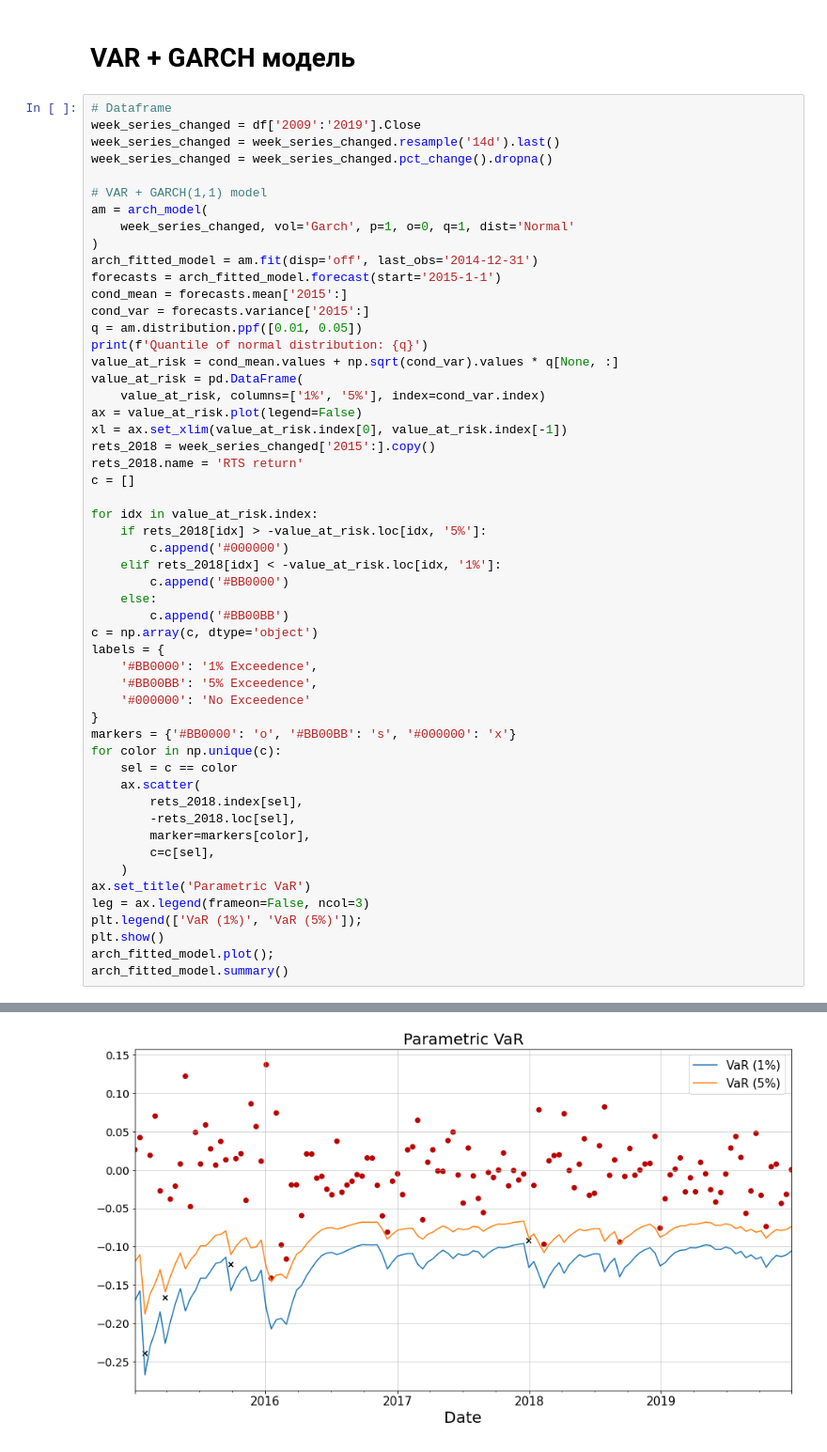
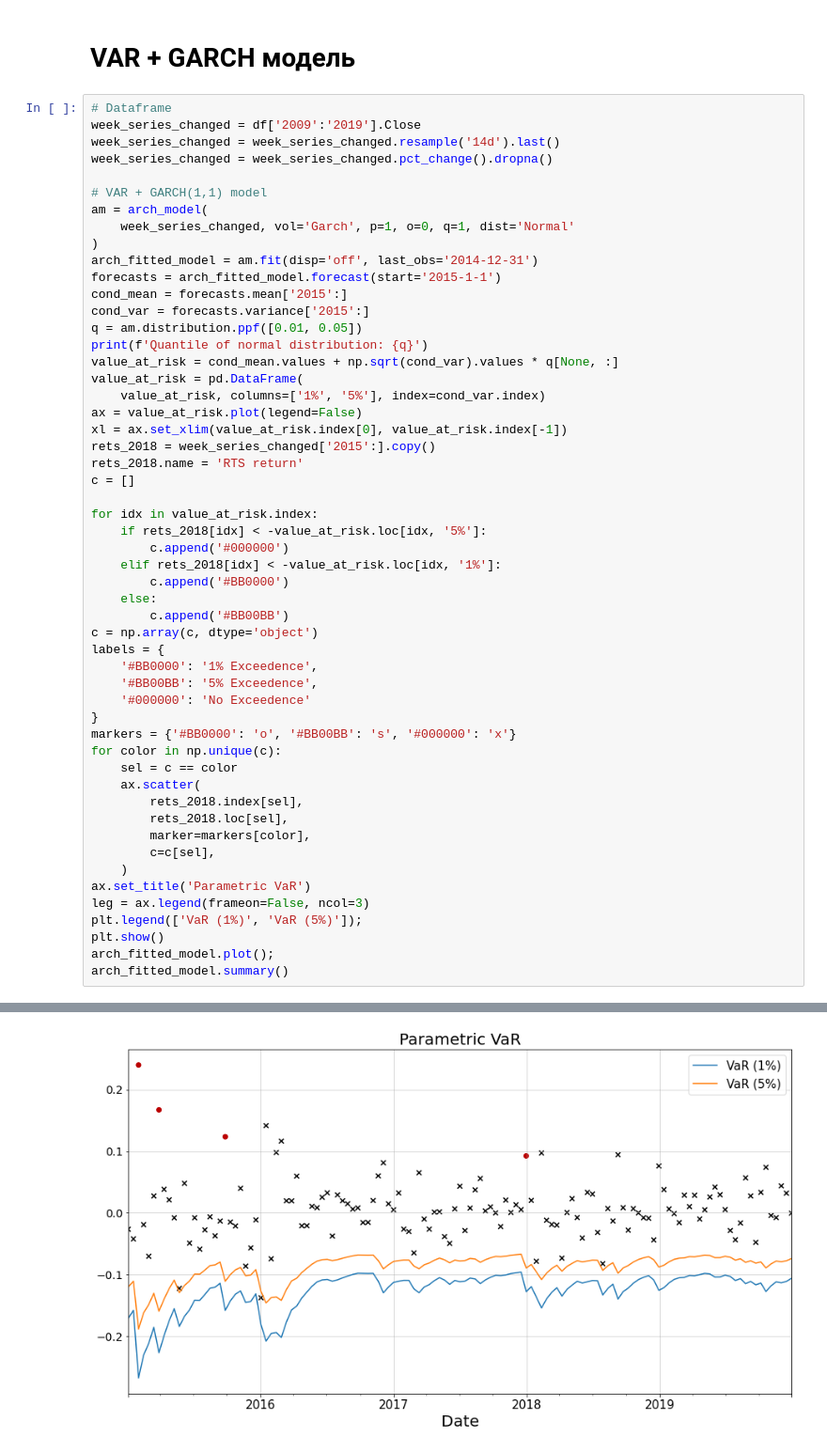
Before and after one commit to xtess16/RTSI, a Jupyter notebook: RTS.ipynb, the cells around one changed output, grey strips where cells are left out. Shown at 94% size. Drawn from its saved outputs; the diff is of its cells as text.

```diff
--- a/RTS.ipynb
+++ b/RTS.ipynb
@@ -1120,36 +1134,36 @@ rets_2018.name = 'RTS return'
 c = []
 
 for idx in value_at_risk.index:
-    if rets_2018[idx] > -value_at_risk.loc[idx, '5%']:
+    if rets_2018[idx] < -value_at_risk.loc[idx, '5%']:
         c.append('#000000')
     elif rets_2018[idx] < -value_at_risk.loc[idx, '1%']:
         c.append('#BB0000')
     else:
         c.append('#BB00BB')
 c = np.array(c, dtype='object')
 labels = {
     '#BB0000': '1% Exceedence',
     '#BB00BB': '5% Exceedence',
     '#000000': 'No Exceedence'
 }
 markers = {'#BB0000': 'o', '#BB00BB': 's', '#000000': 'x'}
 for color in np.unique(c):
     sel = c == color
     ax.scatter(
         rets_2018.index[sel],
-        -rets_2018.loc[sel],
+        rets_2018.loc[sel],
         marker=markers[color],
         c=c[sel],
     )
 ax.set_title('Parametric VaR')
 leg = ax.legend(frameon=False, ncol=3)
 plt.legend(['VaR (1%)', 'VaR (5%)']);
 plt.show()
 arch_fitted_model.plot();
 arch_fitted_model.summary()
 # %% [output]
 Quantile of normal distribution: [-2.32634787 -1.64485363]
-[figure, old version]
+[figure, new version]
 Constant Mean - GARCH Model Results
 | Dep. Variable: | Close | R-squared: | -0.001 |
 | Mean Model: | Constant Mean | Adj. R-squared: | -0.001 |
```
Also changed, not shown: parts of 10 cells of this notebook, 2 other files.
